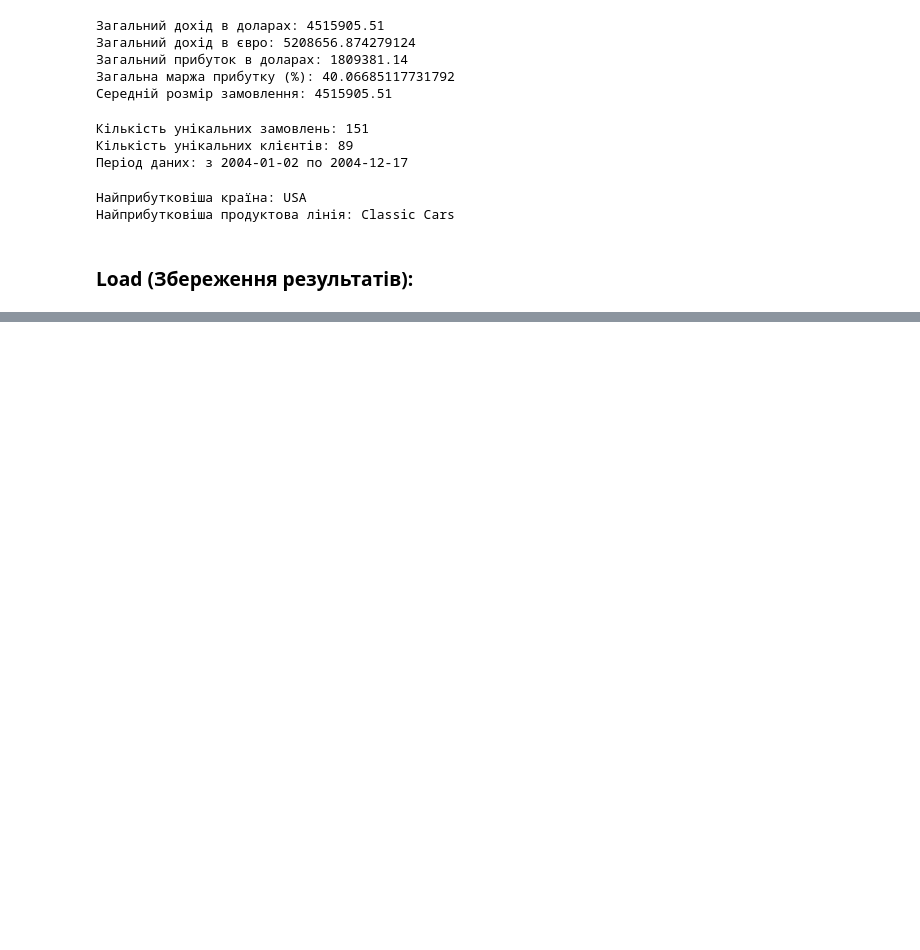
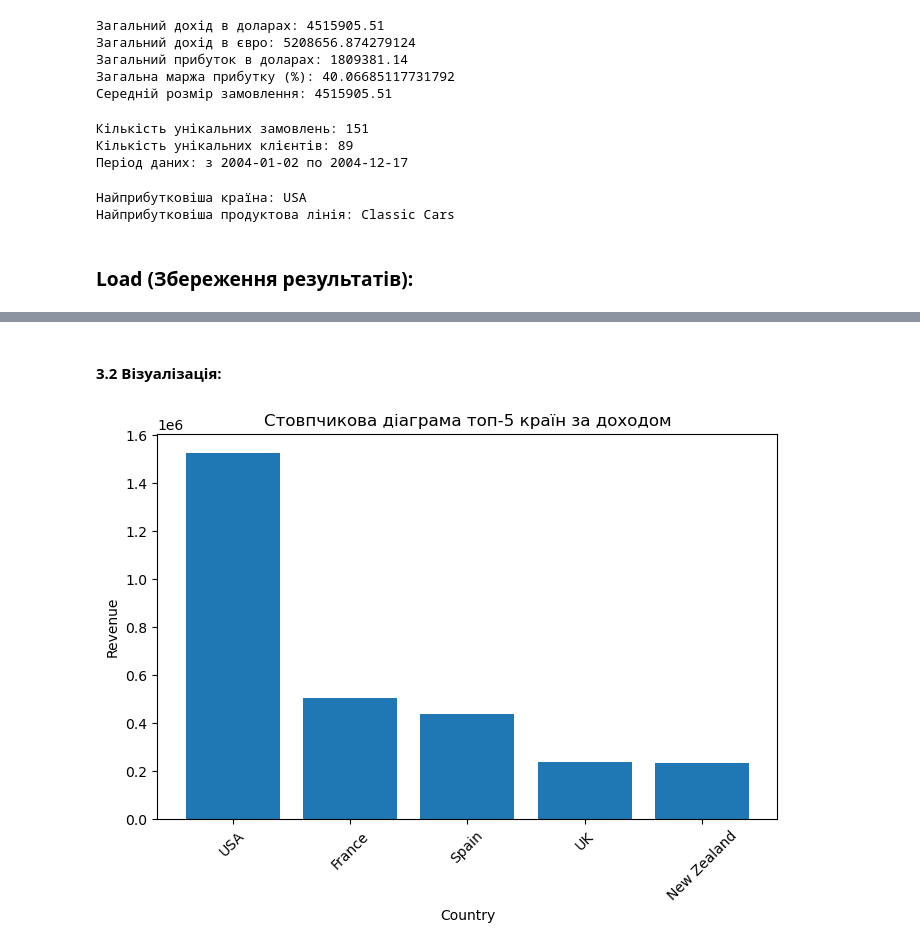
Before and after one commit to OlenaBabko/DataAnalytics_DataLovesAcademy, a Jupyter notebook: modul_12_Python integration with DB and API_ETL processes_Transactions/hw/HW_12_3_Working_with_API_creating_ETL_pipeline.ipynb, the cells around one changed output, grey strips where cells are left out. Cells and saved outputs as stored; diff of their text form; code cells hidden in the pictures; blank space fills up the shorter version.

```diff
--- a/modul_12_Python integration with DB and API_ETL processes_Transactions/hw/HW_12_3_Working_with_API_creating_ETL_pipeline.ipynb
+++ b/modul_12_Python integration with DB and API_ETL processes_Transactions/hw/HW_12_3_Working_with_API_creating_ETL_pipeline.ipynb
@@ -771,0 +867,19 @@ print(f"Найприбутковіша продуктова лінія: {top_pro
+# %% [markdown]
+#### 3.2 Візуалізація:
+# %%
+# стовпчикову діаграму топ-5 країн за доходом
+
+import matplotlib.pyplot as plt
+
+plt.figure(figsize=(8,5))
+
+plt.bar(top5_countries.index, top5_countries["total_revenue"])
+
+plt.title("Стовпчикова діаграма топ-5 країн за доходом")
+plt.xlabel("Country")
+plt.ylabel("Revenue")
+plt.xticks(rotation=45)
+
+plt.show()
+# %% [output]
+[figure, added]
```
Also changed, not shown: parts of 7 cells of this notebook.
